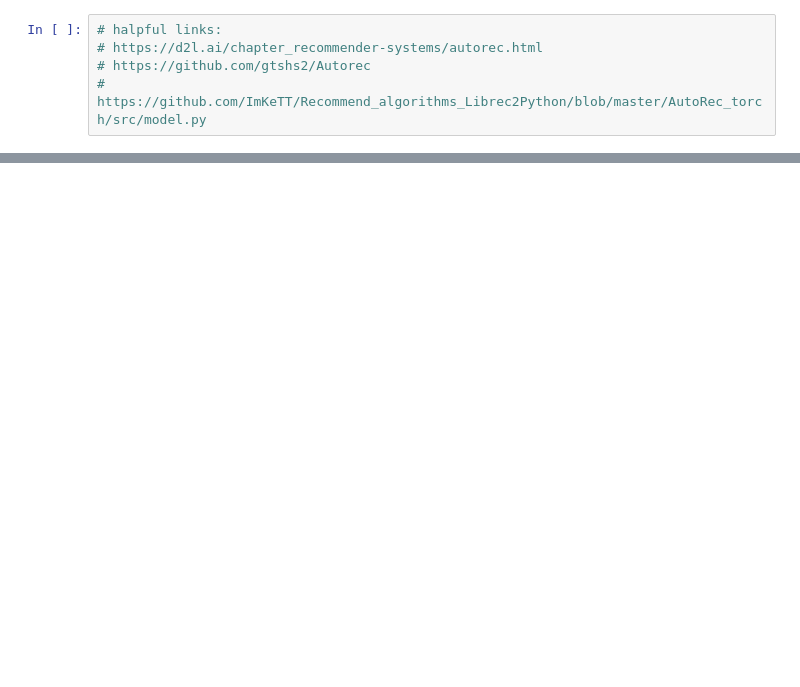
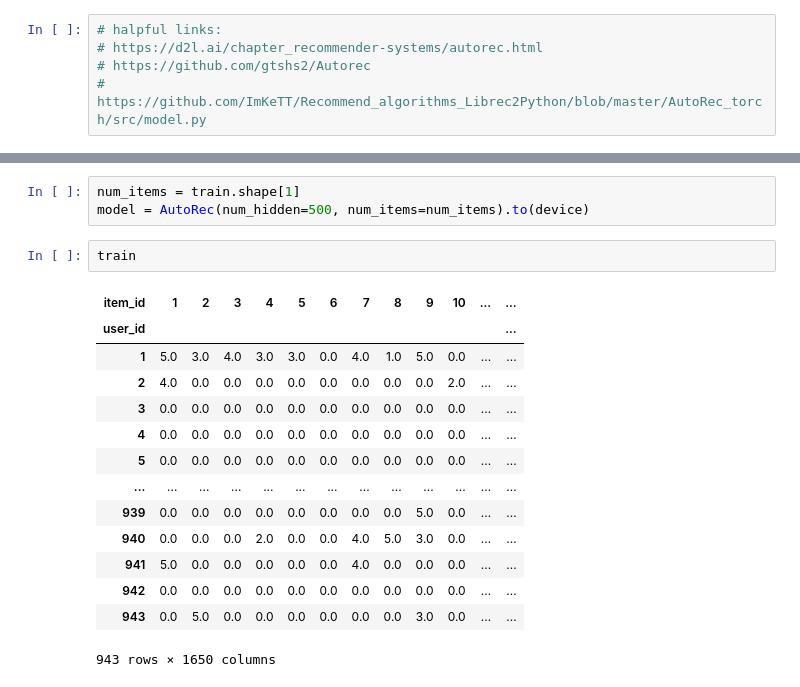
Before and after one commit to freddd1/AutoRec, a Jupyter notebook: driver.ipynb, the cells around one changed output, grey strips where cells are left out. Cells and saved outputs as stored; diff of their text form; blank space fills up the shorter version.

Commit message:
created `AutoRec` class. temporary!

```diff
--- a/driver.ipynb
+++ b/driver.ipynb
@@ -132,0 +174,20 @@ class AutoRec(nn.Module):
+# %%
+num_items = train.shape[1]
+model = AutoRec(num_hidden=500, num_items=num_items).to(device)
+# %%
+train
+# %% [output]
+| item_id | 1 | 2 | 3 | 4 | 5 | 6 | 7 | 8 | 9 | 10 | ... | ... |
+| user_id |  |  |  |  |  |  |  |  |  |  |  | ... |
+| 1 | 5.0 | 3.0 | 4.0 | 3.0 | 3.0 | 0.0 | 4.0 | 1.0 | 5.0 | 0.0 | ... | ... |
+| 2 | 4.0 | 0.0 | 0.0 | 0.0 | 0.0 | 0.0 | 0.0 | 0.0 | 0.0 | 2.0 | ... | ... |
+| 3 | 0.0 | 0.0 | 0.0 | 0.0 | 0.0 | 0.0 | 0.0 | 0.0 | 0.0 | 0.0 | ... | ... |
+| 4 | 0.0 | 0.0 | 0.0 | 0.0 | 0.0 | 0.0 | 0.0 | 0.0 | 0.0 | 0.0 | ... | ... |
+| 5 | 0.0 | 0.0 | 0.0 | 0.0 | 0.0 | 0.0 | 0.0 | 0.0 | 0.0 | 0.0 | ... | ... |
+| ... | ... | ... | ... | ... | ... | ... | ... | ... | ... | ... | ... | ... |
+| 939 | 0.0 | 0.0 | 0.0 | 0.0 | 0.0 | 0.0 | 0.0 | 0.0 | 5.0 | 0.0 | ... | ... |
+| 940 | 0.0 | 0.0 | 0.0 | 2.0 | 0.0 | 0.0 | 4.0 | 5.0 | 3.0 | 0.0 | ... | ... |
+| 941 | 5.0 | 0.0 | 0.0 | 0.0 | 0.0 | 0.0 | 4.0 | 0.0 | 0.0 | 0.0 | ... | ... |
+| 942 | 0.0 | 0.0 | 0.0 | 0.0 | 0.0 | 0.0 | 0.0 | 0.0 | 0.0 | 0.0 | ... | ... |
+| 943 | 0.0 | 5.0 | 0.0 | 0.0 | 0.0 | 0.0 | 0.0 | 0.0 | 3.0 | 0.0 | ... | ... |
+943 rows × 1650 columns
```
Also changed, not shown: parts of 9 cells of this notebook.
